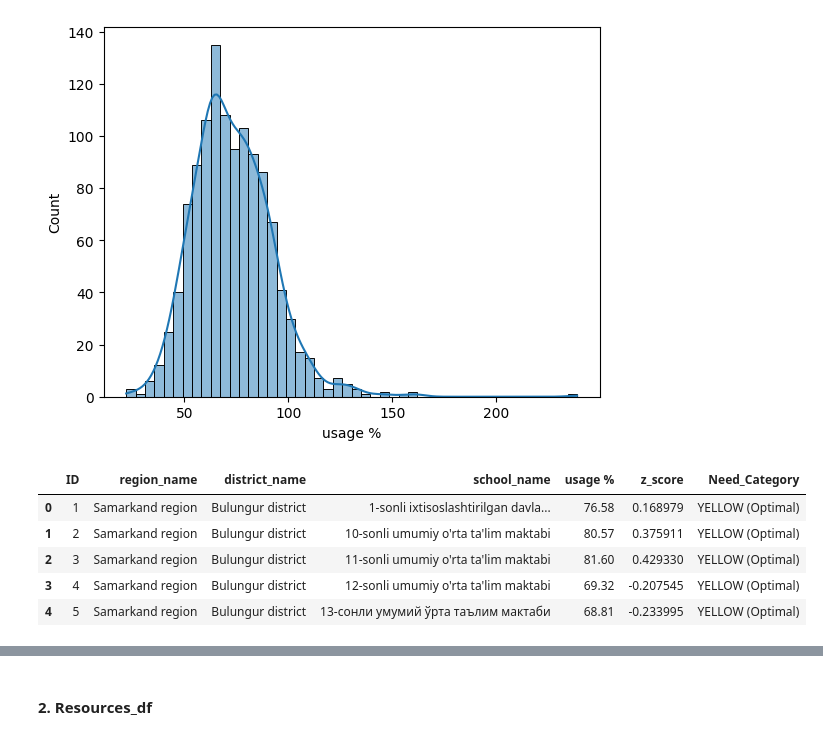
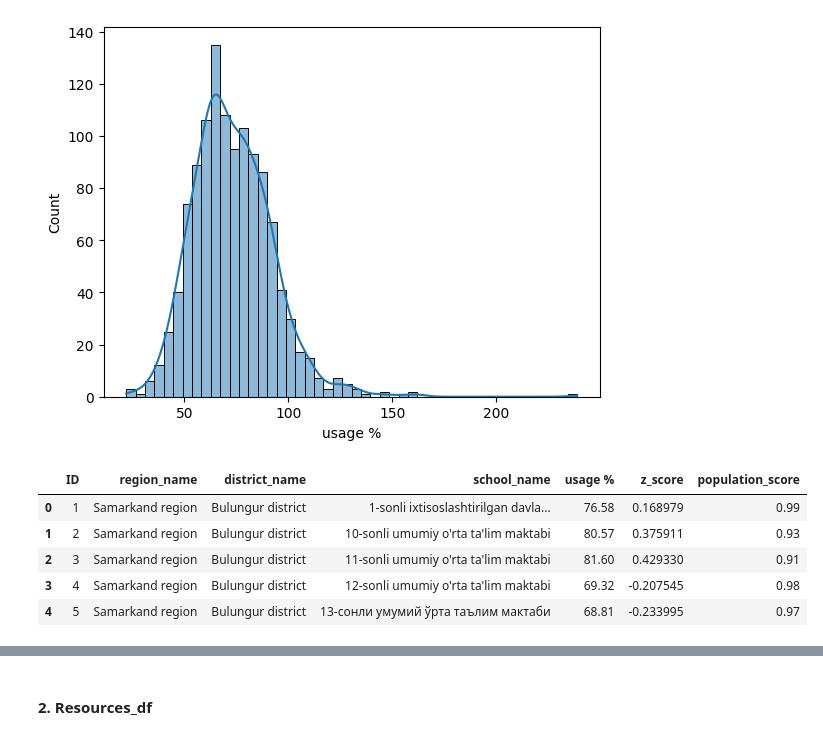
Before and after one commit to Kartikrast/social-infra-prediction-model, a Jupyter notebook: python_files/steps.ipynb, the cells around one changed output, grey strips where cells are left out. Drawn from its saved outputs; the diff is of its cells as text; code cells hidden in the pictures.

```diff
--- a/python_files/steps.ipynb
+++ b/python_files/steps.ipynb
@@ -87,7 +86,7 @@ pd.set_option('display.max_rows', None)
 ### Dataset Loading
 # %%
 # Load Dataset
-df = pd.read_excel(r'/Users/itbtech/Documents/Airflow Materials/check/excel_files/samarqand_student_data 1.xlsx')
+df = pd.read_excel(r'C:\Users\hp\OneDrive\Documents\Code Playground\Prash Project\excel_files\samarqand_student_data 1.xlsx')
 # %% [markdown]
 ### Dataset First View
 # %%
@@ -482,26 +481,18 @@ plt.show()
 # %%
 # Now in the final step we will assign a z-score as per the usage % of the school
 # Calculate Z-score for 'usage %'
 population_df["z_score"] = zscore(population_df["usage %"])
 
-# Define categories based on Z-score
-def categorize_usage(z):
-    if z > 2:
-        return "RED (Overcrowded)"
-    elif z < -1:
-        return "GREEN (Underutilized)"
-    else:
-        return "YELLOW (Optimal)"
-
-population_df["Need_Category"] = population_df["z_score"].apply(categorize_usage)
+alpha = 0.5
+population_df["population_score"] = round(np.exp(-alpha * population_df['z_score']**2), 2)
 
 # Display summary
-population_df = population_df[['ID', 'region_name', 'district_name', 'school_name', 'usage %', 'z_score', 'Need_Category']]
+population_df = population_df[['ID', 'region_name', 'district_name', 'school_name', 'usage %', 'z_score', 'population_score']]
 population_df.head()
 # %% [output]
-|  | ID | region_name | district_name | school_name | usage % | z_score | Need_Category |
-| 0 | 1 | Samarkand region | Bulungur district | 1-sonli ixtisoslashtirilgan davla... | 76.58 | 0.168979 | YELLOW (Optimal) |
-| 1 | 2 | Samarkand region | Bulungur district | 10-sonli umumiy o'rta ta'lim maktabi | 80.57 | 0.375911 | YELLOW (Optimal) |
-| 2 | 3 | Samarkand region | Bulungur district | 11-sonli umumiy o'rta ta'lim maktabi | 81.60 | 0.429330 | YELLOW (Optimal) |
-| 3 | 4 | Samarkand region | Bulungur district | 12-sonli umumiy o'rta ta'lim maktabi | 69.32 | -0.207545 | YELLOW (Optimal) |
-| 4 | 5 | Samarkand region | Bulungur district | 13-сонли умумий ўрта таълим мактаби | 68.81 | -0.233995 | YELLOW (Optimal) |
+|  | ID | region_name | district_name | school_name | usage % | z_score | population_score |
+| 0 | 1 | Samarkand region | Bulungur district | 1-sonli ixtisoslashtirilgan davla... | 76.58 | 0.168979 | 0.99 |
+| 1 | 2 | Samarkand region | Bulungur district | 10-sonli umumiy o'rta ta'lim maktabi | 80.57 | 0.375911 | 0.93 |
+| 2 | 3 | Samarkand region | Bulungur district | 11-sonli umumiy o'rta ta'lim maktabi | 81.60 | 0.429330 | 0.91 |
+| 3 | 4 | Samarkand region | Bulungur district | 12-sonli umumiy o'rta ta'lim maktabi | 69.32 | -0.207545 | 0.98 |
+| 4 | 5 | Samarkand region | Bulungur district | 13-сонли умумий ўрта таълим мактаби | 68.81 | -0.233995 | 0.97 |
```
Also changed, not shown: parts of 11 cells of this notebook.
